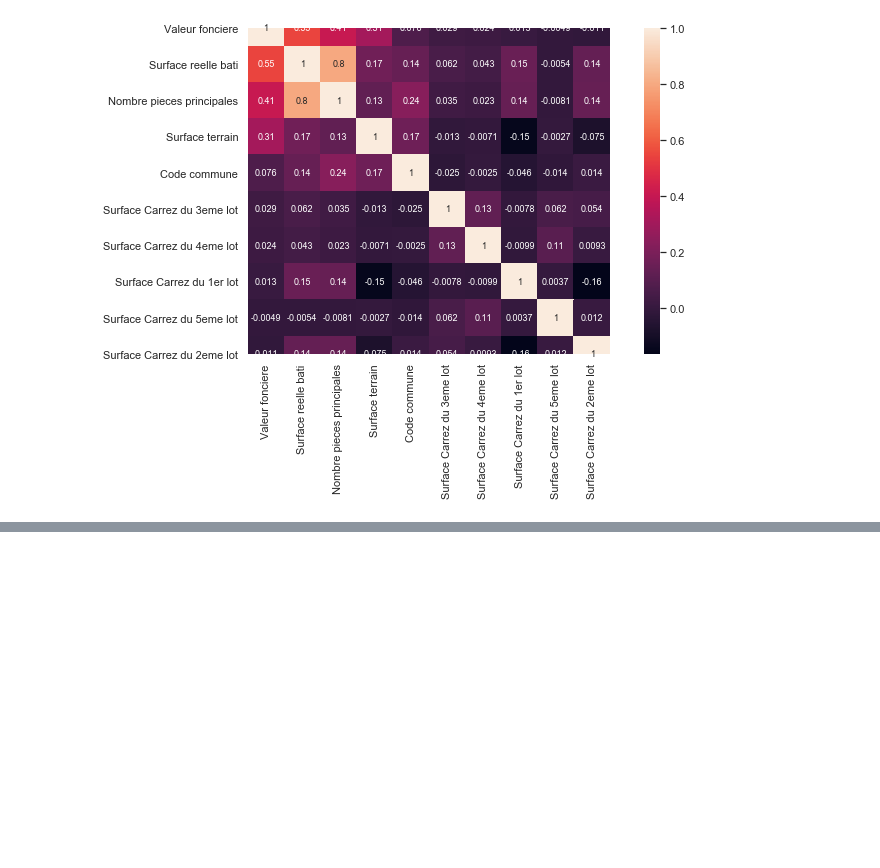
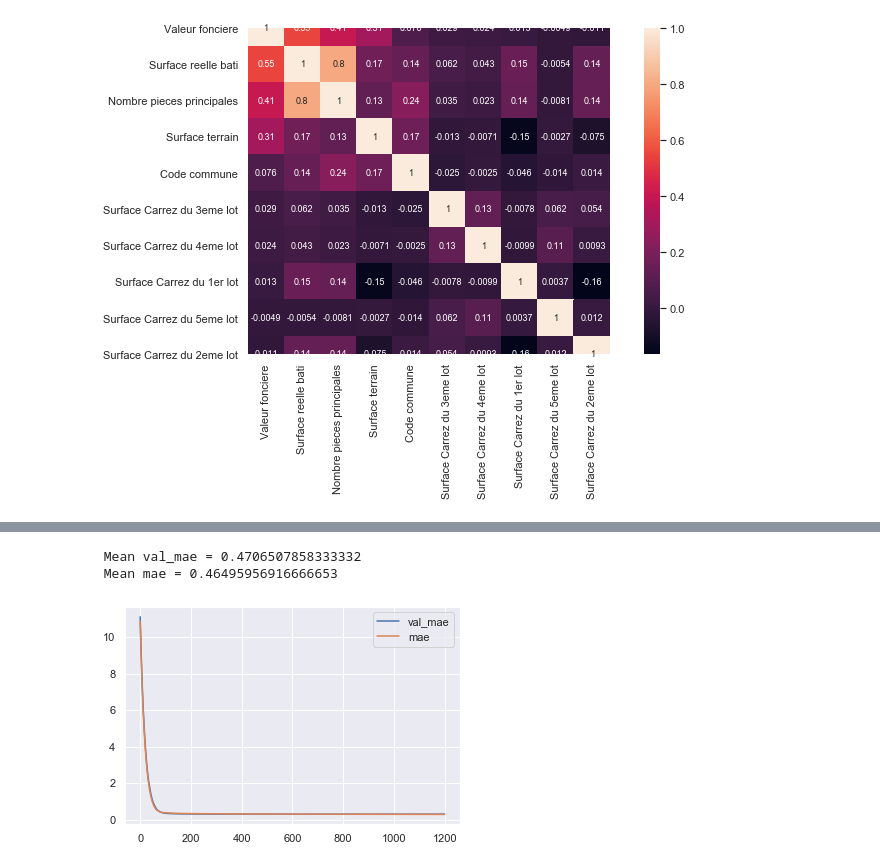
Before and after one commit to C18andre/CoveaModele, a Jupyter notebook: Presentation.ipynb, the cells around one changed output, grey strips where cells are left out. Saved outputs shown, nothing was run; the diff lists cells and outputs as text; code cells hidden in the pictures; blank space fills up the shorter version.

```diff
--- a/Presentation.ipynb
+++ b/Presentation.ipynb
@@ -123,6 +123,6 @@ results_marseille = pd.read_csv("Projet/Results/NN_results_MARSEILLE_13.csv")
 # %%
 # Analyse de l'apprentissage du réseau de neurones
-def analyze_nn_training(data) :
+def analyze_training(data) :
     print("")
     print(" Mean val_mae = {}".format(sum(data['val_mae'])/len(data['val_mae'])))
     print(" Mean mae = {}".format(sum(data['mae'])/len(data['mae'])))
@@ -139,0 +140,13 @@ analyze_nn_training(results_marseille)
+# %%
+# Chargement des données de l'apprentissage du xgb
+results_nantes_xgb = pd.read_csv("Projet/Results/XGB_results_NANTES_44.csv")
+results_lyon_xgb = pd.read_csv("Projet/Results/XGB_results_LYON_69.csv")
+results_marseille_xgb = pd.read_csv("Projet/Results/XGB_results_MARSEILLE_13.csv")
+# %%
+analyze_training(results_marseille_xgb)
+#analyze_training(results_nantes_xgb)
+#analyze_training(results_lyon_xgb)
+# %% [output]
+ Mean val_mae = 0.4706507858333332
+ Mean mae = 0.46495956916666653
+[figure, added]
```
Also changed, not shown: parts of 5 cells of this notebook, 8 other files.
